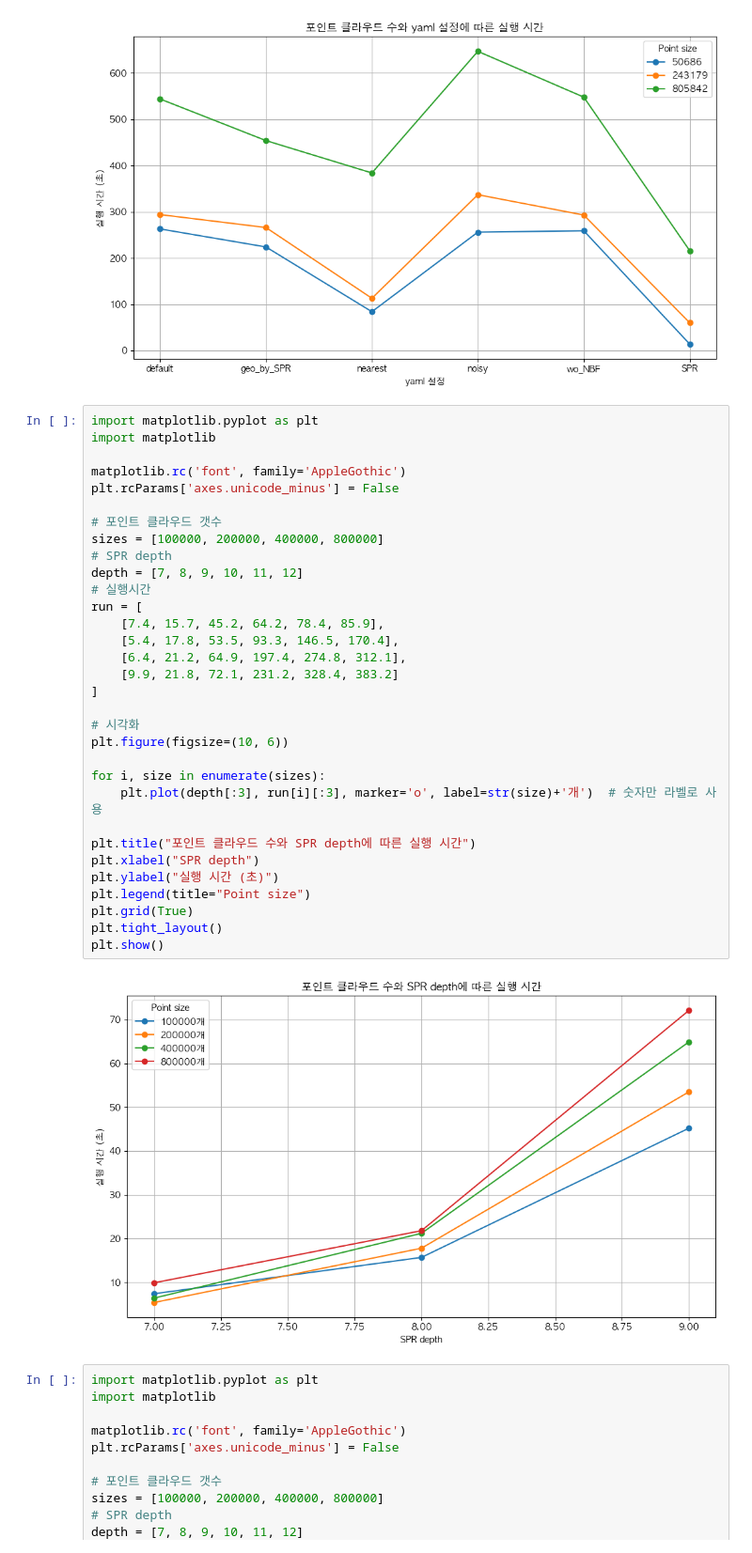
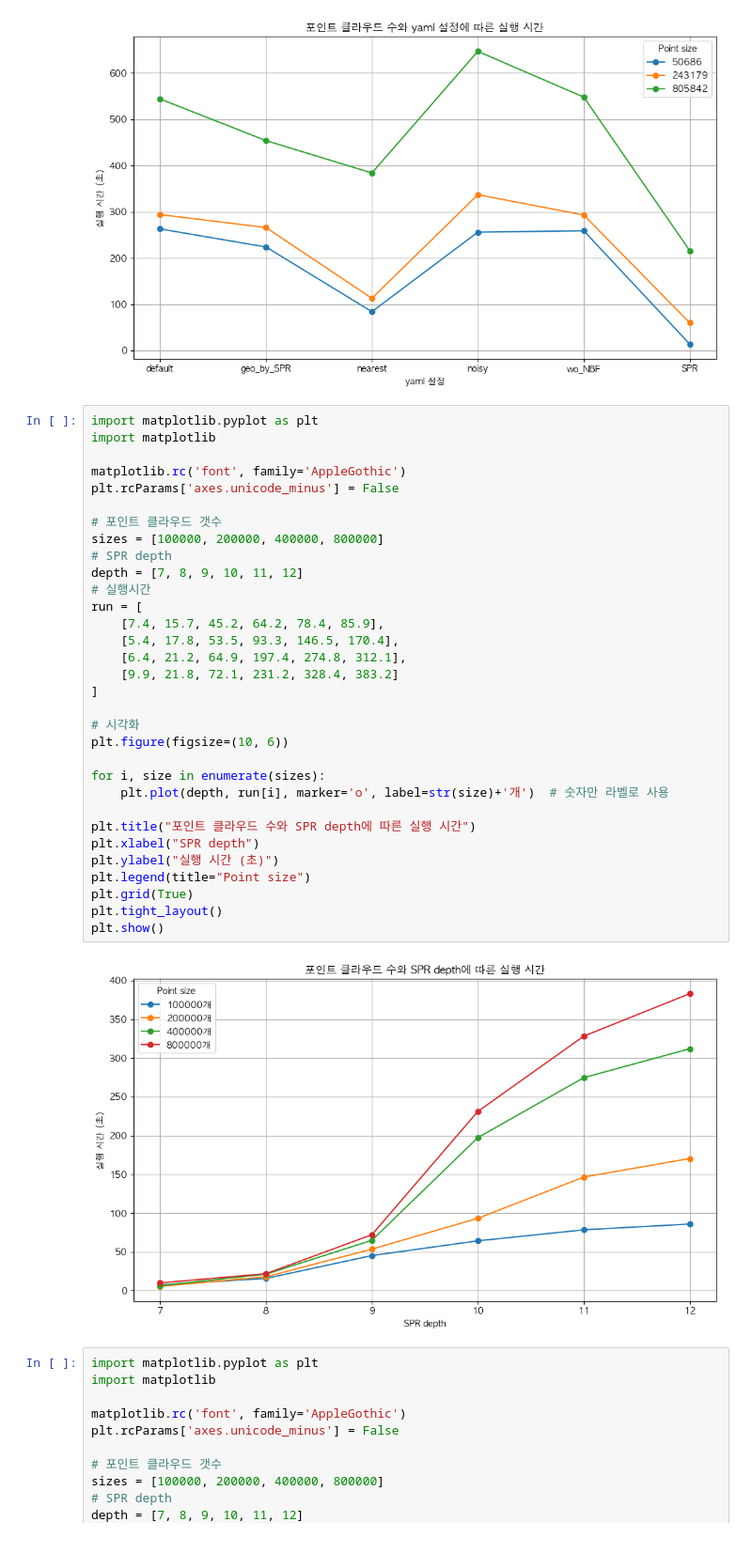
Before and after one commit to SuA0409/ShowRoom, a Jupyter notebook: EDA/SPR_Analysis.ipynb, the cells around one changed output. Shown: that part at 94% size. Drawn from its saved outputs; the diff is of its cells as text.

```diff
--- a/EDA/SPR_Analysis.ipynb
+++ b/EDA/SPR_Analysis.ipynb
@@ -36,35 +36,35 @@ import matplotlib.pyplot as plt
 import matplotlib
 
 matplotlib.rc('font', family='AppleGothic')
 plt.rcParams['axes.unicode_minus'] = False
 
 # 포인트 클라우드 갯수
 sizes = [100000, 200000, 400000, 800000]
 # SPR depth
 depth = [7, 8, 9, 10, 11, 12]
 # 실행시간
 run = [
     [7.4, 15.7, 45.2, 64.2, 78.4, 85.9],
     [5.4, 17.8, 53.5, 93.3, 146.5, 170.4],
     [6.4, 21.2, 64.9, 197.4, 274.8, 312.1],
     [9.9, 21.8, 72.1, 231.2, 328.4, 383.2]
 ]
 
 # 시각화
 plt.figure(figsize=(10, 6))
 
 for i, size in enumerate(sizes):
-    plt.plot(depth[:3], run[i][:3], marker='o', label=str(size)+'개')  # 숫자만 라벨로 사용
+    plt.plot(depth, run[i], marker='o', label=str(size)+'개')  # 숫자만 라벨로 사용
 
 plt.title("포인트 클라우드 수와 SPR depth에 따른 실행 시간")
 plt.xlabel("SPR depth")
 plt.ylabel("실행 시간 (초)")
 plt.legend(title="Point size")
 plt.grid(True)
 plt.tight_layout()
 plt.show()
 # %% [output]
-[figure, old version]
+[figure, new version]
 # %%
 import matplotlib.pyplot as plt
 import matplotlib
```
